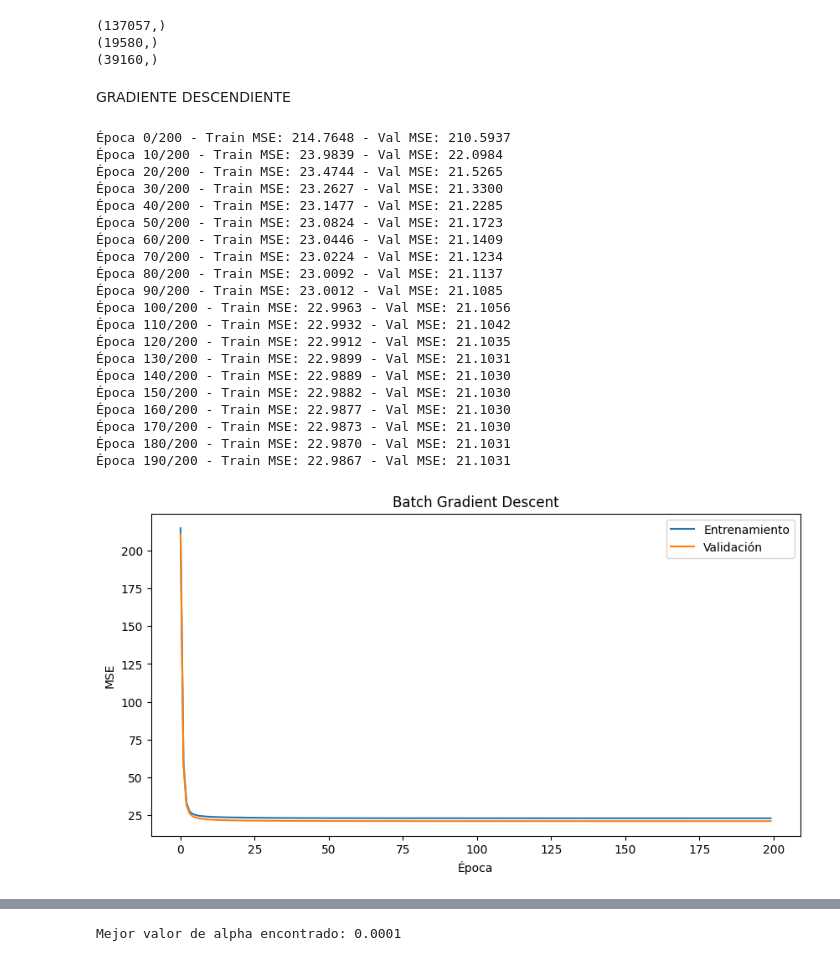
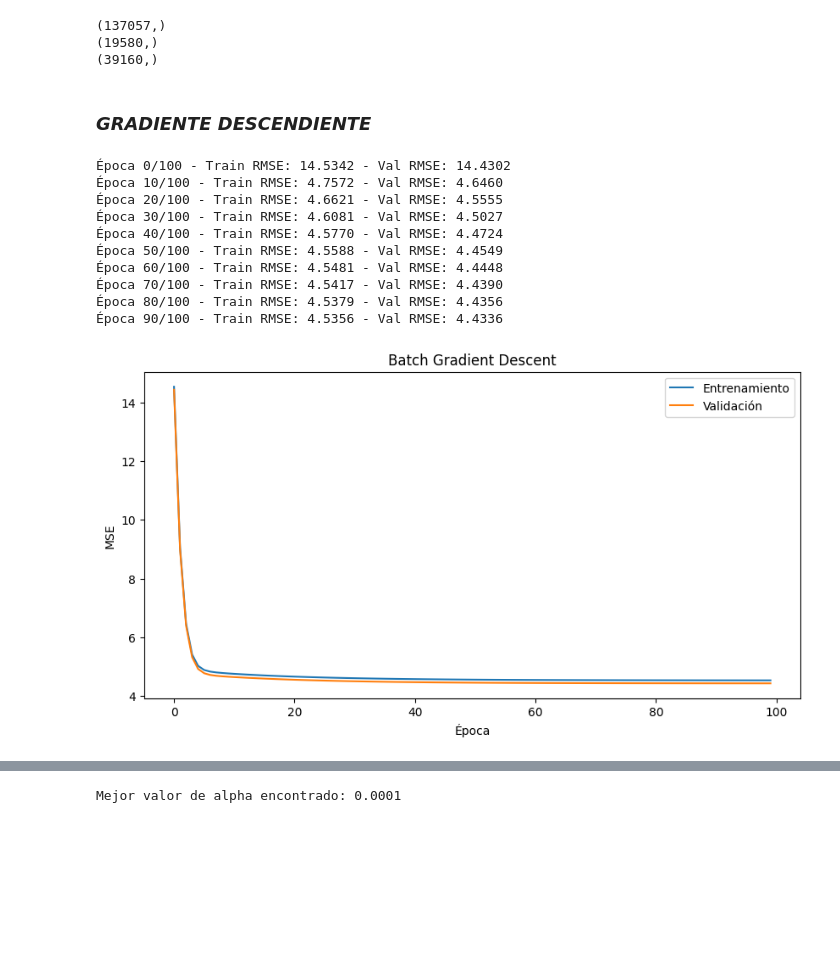
Before and after one commit to Flormezzano/TP-Regresion-AA1-2025C2-Mezzano-Perez-Tapia, a Jupyter notebook: TP-Regresion-AA1-2025C2-Mezzano-Pérez-Tapia.ipynb, the cells around one changed output, grey strips where cells are left out. Drawn from its saved outputs; the diff is of its cells as text; code cells hidden in the pictures; blank space fills up the shorter version.

```diff
--- a/TP-Regresion-AA1-2025C2-Mezzano-Pérez-Tapia.ipynb
+++ b/TP-Regresion-AA1-2025C2-Mezzano-Pérez-Tapia.ipynb
@@ -640,6 +665,0 @@ Name: 170081, dtype: float64
-# %%
-X_train["short_trip"] = ((X_train["distance_km"] < 1) & (X_train["distance_km"] > 0.1)).astype(int)
-X_test["short_trip"]  = ((X_test["distance_km"] < 1) & (X_test["distance_km"] > 0.1)).astype(int)
-
-X_train["dist_x_short"] = X_train["distance_km"] * X_train["short_trip"]
-X_test["dist_x_short"]  = X_test["distance_km"] * X_test["short_trip"]
@@ -646,11 +669,10 @@ X_test["dist_x_short"]  = X_test["distance_km"] * X_test["short_trip"]
 # %%
 
-
 # Definimos columnas numéricas y categóricas
-num_cols = ["distance_km", "dist_x_short"]
-cat_cols = ["is_holiday", "is_workday", "uber_comun", "uber_grande", "mes_2", "mes_3", "mes_4", "mes_5", "mes_6", "mes_7", "mes_8",
-            "mes_9", "mes_10", "mes_11", "mes_12", "hora_0","hora_1", "hora_2", "hora_3", "hora_4", "hora_5", "hora_6", "hora_7", "hora_8",
-            "hora_9", "hora_10", "hora_11", "hora_12", "hora_13", "hora_14", "hora_15", "hora_16", "hora_17", "hora_18", "hora_19", "hora_20", "hora_21", "hora_22", "hora_23"]
+num_cols = ["distance_km", "turno_mañana", "turno_tarde", "turno_noche", "turno_madrugada", "estacion_verano", "estacion_otoño", "estacion_invierno", "estacion_primavera"]
+cat_cols = ["is_holiday", "is_workday", "uber_comun", "uber_grande"]
+#"hora_0","hora_1", "hora_2", "hora_3", "hora_4", "hora_5", "hora_6", "hora_7", "hora_8",
+# "hora_9", "hora_10", "hora_11", "hora_12", "hora_13", "hora_14", "hora_15", "hora_16", "hora_17", "hora_18", "hora_19", "hora_20", "hora_21", "hora_22", "hora_23"
 
 # Preprocesador: escalar numéricas, dejar pasar dummies
 preprocessor = ColumnTransformer(
@@ -703,9 +728,13 @@ R²: 0.7089025514248837
 # %%
-# Coeficientes del modelo
-df_coeficientes = pd.DataFrame(
-                        {'predictor': X_train.columns,
-                         'coef': pipe_lr.steps[1][1].coef_.flatten()}
-                  )
+
+preprocessor = pipe_lr.named_steps["columntransformer"]
+
+feature_names = preprocessor.get_feature_names_out()
+
+df_coeficientes = pd.DataFrame({
+    "predictor": feature_names,
+    "coef": pipe_lr.named_steps["linearregression"].coef_.flatten()
+})
 
 fig, ax = plt.subplots(figsize=(20, 10))
 ax.stem(df_coeficientes.predictor, df_coeficientes.coef, markerfmt=' ')
@@ -808,8 +841,8 @@ print(y_test.shape)
 y_train = y_train.values.reshape(-1,1)
 y_val   = y_val.values.reshape(-1,1)
 y_test  = y_test.values.reshape(-1,1)
-# %% [markdown]
-GRADIENTE DESCENDIENTE
+# %% [markdown]
+### _GRADIENTE DESCENDIENTE_
 # %%
 def gradient_descent(X_train, y_train, X_val, y_val, lr=0.1, epochs=100, schedule=False):
     n, m = X_train.shape
@@ -835,61 +868,52 @@ def gradient_descent(X_train, y_train, X_val, y_val, lr=0.1, epochs=100, schedul
         error_train = y_train - pred_train
 
         # MSE entrenamiento
-        train_mse = np.mean(error_train**2)
-        train_errors.append(train_mse)
+        train_rmse = np.sqrt(np.mean(error_train**2))
+        train_errors.append(train_rmse)
 
         # Predicción validación
         pred_val = X_val @ W
         error_val = y_val - pred_val
 
-        # MSE validación
-        val_mse = np.mean(error_val**2)
-        val_errors.append(val_mse)
+        # RMSE validación
+        val_rmse = np.sqrt(np.mean(error_val**2))
+        val_errors.append(val_rmse)
+
 
         # Gradiente vectorizado: -(2/n) Xᵀ (y - XW)
         grad = -(2/n) * (X_train.T @ error_train)
 
         # Learning rate con schedule opcional
         lr_t = lr / np.sqrt(ep+1) if schedule else lr
         W -= lr_t * grad
 
         if ep % 10 == 0:
-            print(f"Época {ep}/{epochs} - Train MSE: {train_mse:.4f} - Val MSE: {val_mse:.4f}")
+            print(f"Época {ep}/{epochs} - Train RMSE: {train_rmse:.4f} - Val RMSE: {val_rmse:.4f}")
 
     # Graficar
     plt.figure(figsize=(10, 5))
     plt.plot(train_errors, label='Entrenamiento')
     plt.plot(val_errors, label='Validación')
     plt.xlabel('Época')
     plt.ylabel('MSE')
     plt.legend()
     plt.title('Batch Gradient Descent')
     plt.show()
 
     return W
 
 
 
-W_batch = gradient_descent(X_train_scaled, y_train, X_val_scaled, y_val, lr=0.1, epochs=200)
+W_batch = gradient_descent(X_train_scaled, y_train, X_val_scaled, y_val, lr=0.1, epochs=100)
 # %% [output]
-Época 0/200 - Train MSE: 214.7648 - Val MSE: 210.5937
-Época 10/200 - Train MSE: 23.9839 - Val MSE: 22.0984
-Época 20/200 - Train MSE: 23.4744 - Val MSE: 21.5265
-Época 30/200 - Train MSE: 23.2627 - Val MSE: 21.3300
-Época 40/200 - Train MSE: 23.1477 - Val MSE: 21.2285
-Época 50/200 - Train MSE: 23.0824 - Val MSE: 21.1723
-Época 60/200 - Train MSE: 23.0446 - Val MSE: 21.1409
-Época 70/200 - Train MSE: 23.0224 - Val MSE: 21.1234
-Época 80/200 - Train MSE: 23.0092 - Val MSE: 21.1137
-Época 90/200 - Train MSE: 23.0012 - Val MSE: 21.1085
-Época 100/200 - Train MSE: 22.9963 - Val MSE: 21.1056
-Época 110/200 - Train MSE: 22.9932 - Val MSE: 21.1042
-Época 120/200 - Train MSE: 22.9912 - Val MSE: 21.1035
-Época 130/200 - Train MSE: 22.9899 - Val MSE: 21.1031
-Época 140/200 - Train MSE: 22.9889 - Val MSE: 21.1030
-Época 150/200 - Train MSE: 22.9882 - Val MSE: 21.1030
-Época 160/200 - Train MSE: 22.9877 - Val MSE: 21.1030
-Época 170/200 - Train MSE: 22.9873 - Val MSE: 21.1030
-Época 180/200 - Train MSE: 22.9870 - Val MSE: 21.1031
-Época 190/200 - Train MSE: 22.9867 - Val MSE: 21.1031
+Época 0/100 - Train RMSE: 14.5342 - Val RMSE: 14.4302
+Época 10/100 - Train RMSE: 4.7572 - Val RMSE: 4.6460
+Época 20/100 - Train RMSE: 4.6621 - Val RMSE: 4.5555
+Época 30/100 - Train RMSE: 4.6081 - Val RMSE: 4.5027
+Época 40/100 - Train RMSE: 4.5770 - Val RMSE: 4.4724
+Época 50/100 - Train RMSE: 4.5588 - Val RMSE: 4.4549
+Época 60/100 - Train RMSE: 4.5481 - Val RMSE: 4.4448
+Época 70/100 - Train RMSE: 4.5417 - Val RMSE: 4.4390
+Época 80/100 - Train RMSE: 4.5379 - Val RMSE: 4.4356
+Época 90/100 - Train RMSE: 4.5356 - Val RMSE: 4.4336
-[figure, old version]
+[figure, new version]
```
Also changed, not shown: parts of 80 cells of this notebook.
